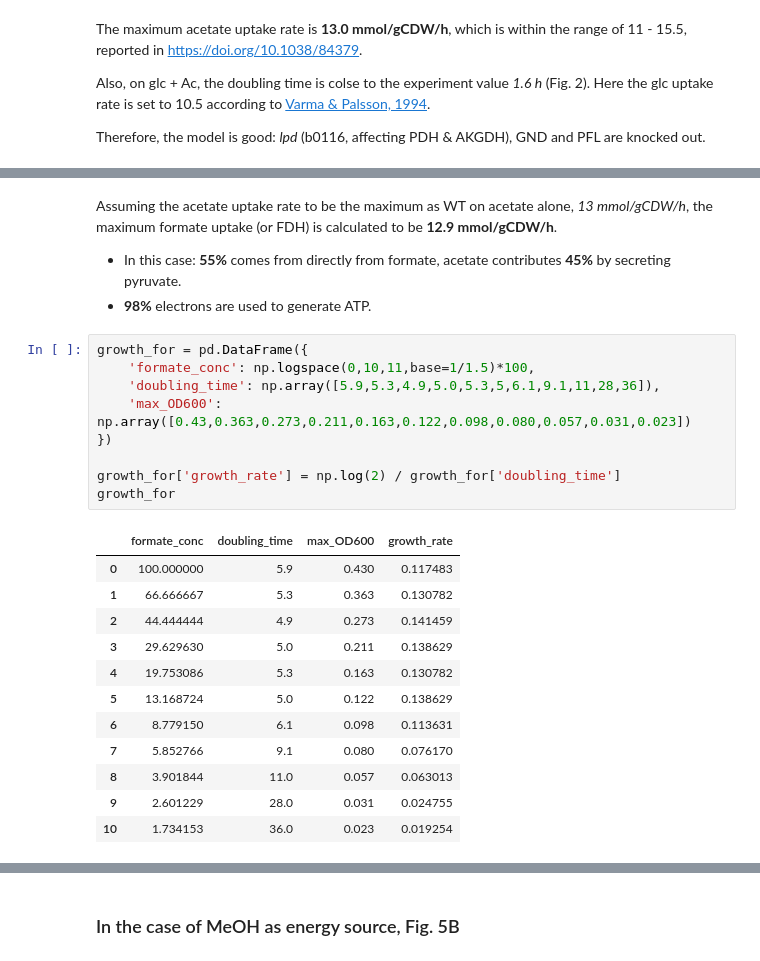
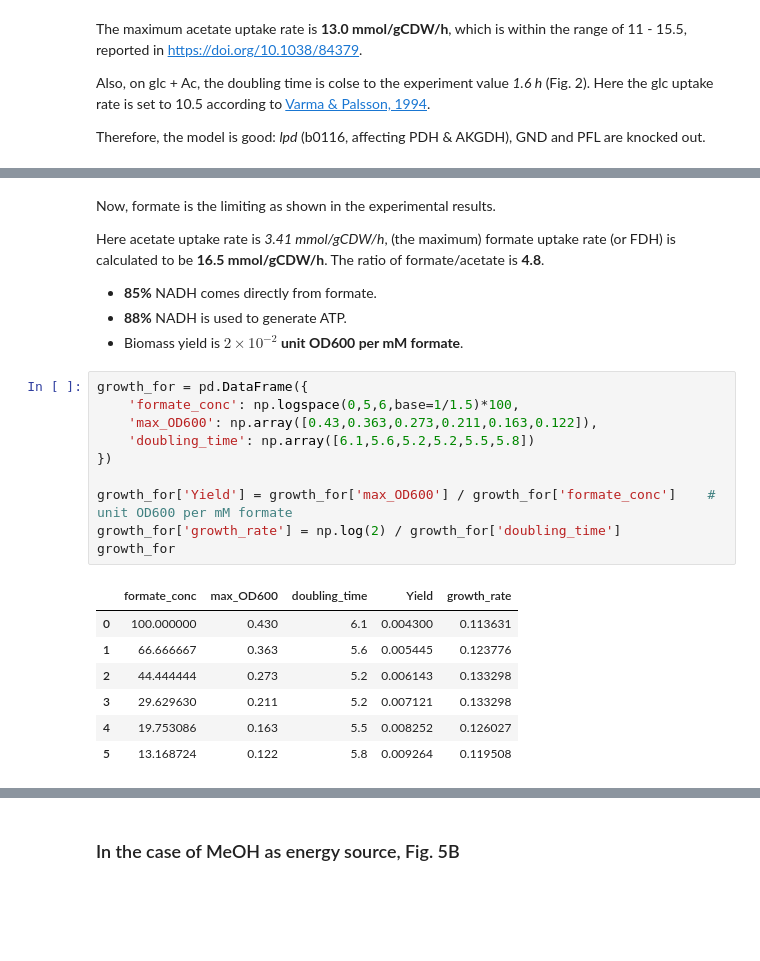
Before and after one commit to he-hai/PubSuppl, a Jupyter notebook: 2020_LPD/LPD_FBA.ipynb, the cells around one changed output, grey strips where cells are left out. Cells and saved outputs as stored; diff of their text form; blank space fills up the shorter version.

```diff
--- a/2020_LPD/LPD_FBA.ipynb
+++ b/2020_LPD/LPD_FBA.ipynb
@@ -337,28 +314,26 @@ PRODUCING REACTIONS -- Formate (for_c)
-# %% [markdown]
-Assuming the acetate uptake rate to be the maximum as WT on acetate alone, _13 mmol/gCDW/h_, the maximum formate uptake (or FDH) is calculated to be **12.9 mmol/gCDW/h**.
-
-* In this case: **55%** comes from directly from formate, acetate contributes **45%** by secreting pyruvate.
-* **98%** electrons are used to generate ATP.
+# %% [markdown]
+Now, formate is the limiting as shown in the experimental results.
+
+Here acetate uptake rate is _3.41 mmol/gCDW/h_, (the maximum) formate uptake rate (or FDH) is calculated to be **16.5 mmol/gCDW/h**. The ratio of formate/acetate is **4.8**.
+* **85%** NADH comes directly from formate.
+* **88%** NADH is used to generate ATP.
+* Biomass yield is **$ 2 \times{10 ^ {-2}}$ unit OD600 per mM formate**.
 # %%
 growth_for = pd.DataFrame({
-    'formate_conc': np.logspace(0,10,11,base=1/1.5)*100,
-    'doubling_time': np.array([5.9,5.3,4.9,5.0,5.3,5,6.1,9.1,11,28,36]),
-    'max_OD600': np.array([0.43,0.363,0.273,0.211,0.163,0.122,0.098,0.080,0.057,0.031,0.023])
+    'formate_conc': np.logspace(0,5,6,base=1/1.5)*100,
+    'max_OD600': np.array([0.43,0.363,0.273,0.211,0.163,0.122]),
+    'doubling_time': np.array([6.1,5.6,5.2,5.2,5.5,5.8])
 })
 
+growth_for['Yield'] = growth_for['max_OD600'] / growth_for['formate_conc']    # unit OD600 per mM formate
 growth_for['growth_rate'] = np.log(2) / growth_for['doubling_time']
 growth_for
 # %% [output]
-|  | formate_conc | doubling_time | max_OD600 | growth_rate |
-| 0 | 100.000000 | 5.9 | 0.430 | 0.117483 |
-| 1 | 66.666667 | 5.3 | 0.363 | 0.130782 |
-| 2 | 44.444444 | 4.9 | 0.273 | 0.141459 |
-| 3 | 29.629630 | 5.0 | 0.211 | 0.138629 |
-| 4 | 19.753086 | 5.3 | 0.163 | 0.130782 |
-| 5 | 13.168724 | 5.0 | 0.122 | 0.138629 |
-| 6 | 8.779150 | 6.1 | 0.098 | 0.113631 |
-| 7 | 5.852766 | 9.1 | 0.080 | 0.076170 |
-| 8 | 3.901844 | 11.0 | 0.057 | 0.063013 |
-| 9 | 2.601229 | 28.0 | 0.031 | 0.024755 |
-| 10 | 1.734153 | 36.0 | 0.023 | 0.019254 |
+|  | formate_conc | max_OD600 | doubling_time | Yield | growth_rate |
+| 0 | 100.000000 | 0.430 | 6.1 | 0.004300 | 0.113631 |
+| 1 | 66.666667 | 0.363 | 5.6 | 0.005445 | 0.123776 |
+| 2 | 44.444444 | 0.273 | 5.2 | 0.006143 | 0.133298 |
+| 3 | 29.629630 | 0.211 | 5.2 | 0.007121 | 0.133298 |
+| 4 | 19.753086 | 0.163 | 5.5 | 0.008252 | 0.126027 |
+| 5 | 13.168724 | 0.122 | 5.8 | 0.009264 | 0.119508 |
 # %% [markdown]
```
Also changed, not shown: parts of 38 cells of this notebook.
